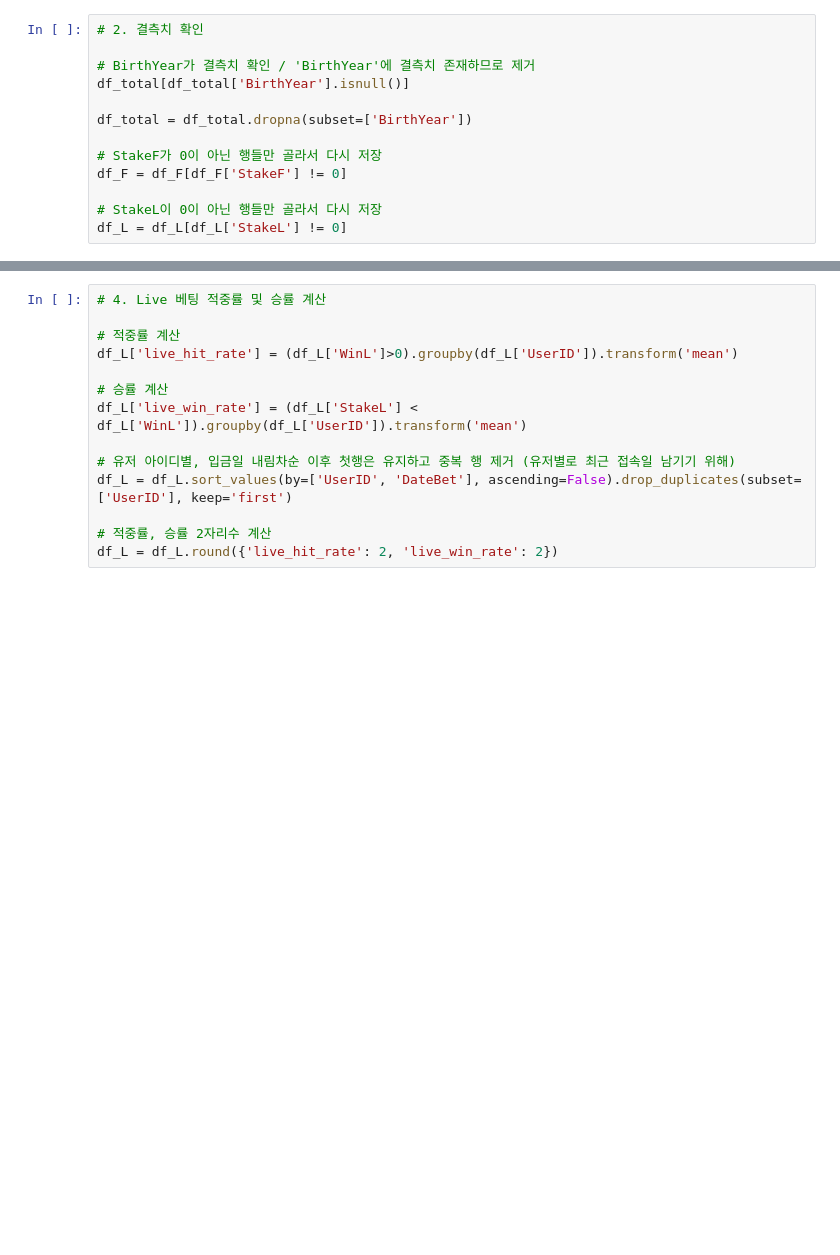
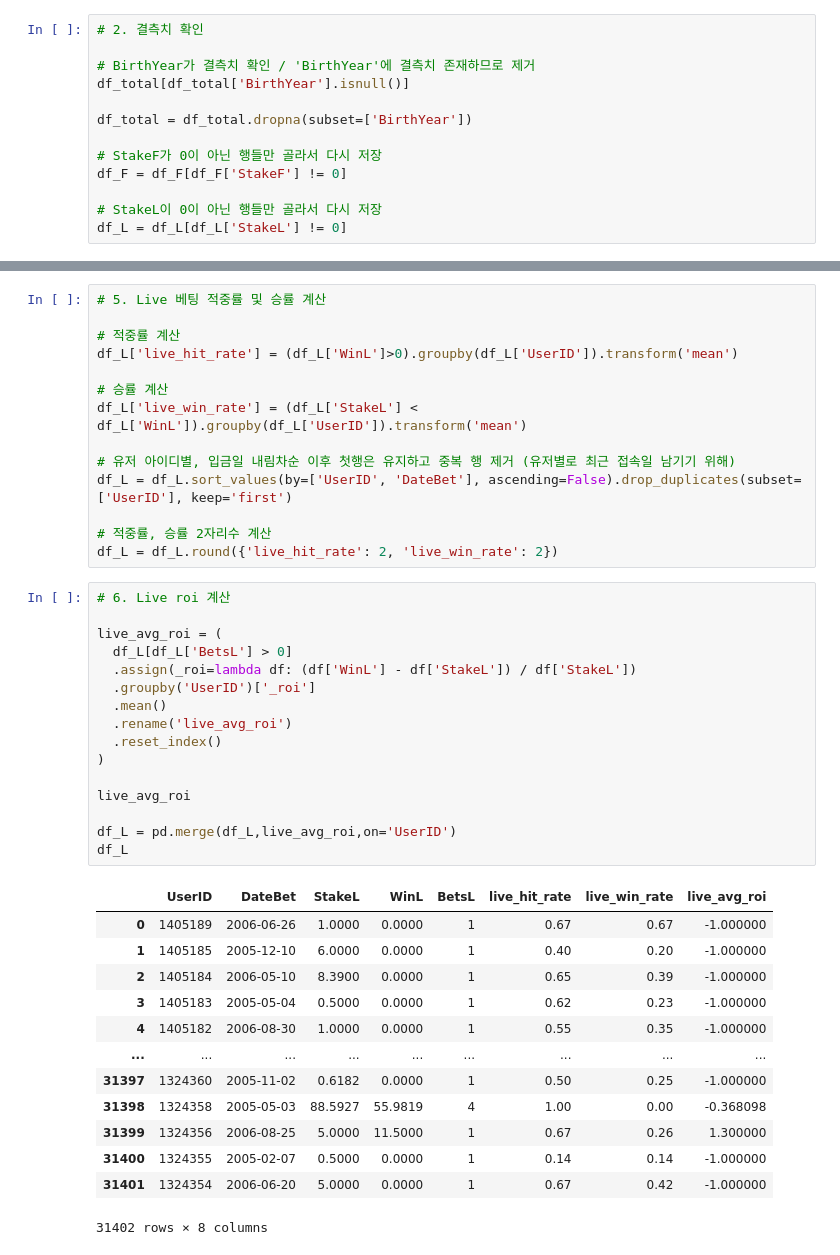
Before and after one commit to SKNETWORKS-FAMILY-AICAMP/SKN24-2nd-3Team, a Jupyter notebook: notebooks/psy/01_preprocessing.ipynb, the cells around one changed output, grey strips where cells are left out. Cells and saved outputs as stored; diff of their text form; blank space fills up the shorter version.

```diff
--- a/notebooks/psy/01_preprocessing.ipynb
+++ b/notebooks/psy/01_preprocessing.ipynb
@@ -58,5 +148,5 @@ df_F
 # %%
-# 4. Live 베팅 적중률 및 승률 계산
+# 5. Live 베팅 적중률 및 승률 계산
 
 # 적중률 계산
 df_L['live_hit_rate'] = (df_L['WinL']>0).groupby(df_L['UserID']).transform('mean')
@@ -69,3 +159,33 @@ df_L = df_L.sort_values(by=['UserID', 'DateBet'], ascending=False).drop_duplicat
 
 # 적중률, 승률 2자리수 계산
 df_L = df_L.round({'live_hit_rate': 2, 'live_win_rate': 2})
+# %%
+# 6. Live roi 계산
+
+live_avg_roi = (
+  df_L[df_L['BetsL'] > 0]
+  .assign(_roi=lambda df: (df['WinL'] - df['StakeL']) / df['StakeL'])
+  .groupby('UserID')['_roi']
+  .mean()
+  .rename('live_avg_roi')
+  .reset_index()
+)
+
+live_avg_roi
+
+df_L = pd.merge(df_L,live_avg_roi,on='UserID')
+df_L
+# %% [output]
+|  | UserID | DateBet | StakeL | WinL | BetsL | live_hit_rate | live_win_rate | live_avg_roi |
+| 0 | 1405189 | 2006-06-26 | 1.0000 | 0.0000 | 1 | 0.67 | 0.67 | -1.000000 |
+| 1 | 1405185 | 2005-12-10 | 6.0000 | 0.0000 | 1 | 0.40 | 0.20 | -1.000000 |
+| 2 | 1405184 | 2006-05-10 | 8.3900 | 0.0000 | 1 | 0.65 | 0.39 | -1.000000 |
+| 3 | 1405183 | 2005-05-04 | 0.5000 | 0.0000 | 1 | 0.62 | 0.23 | -1.000000 |
+| 4 | 1405182 | 2006-08-30 | 1.0000 | 0.0000 | 1 | 0.55 | 0.35 | -1.000000 |
+| ... | ... | ... | ... | ... | ... | ... | ... | ... |
+| 31397 | 1324360 | 2005-11-02 | 0.6182 | 0.0000 | 1 | 0.50 | 0.25 | -1.000000 |
+| 31398 | 1324358 | 2005-05-03 | 88.5927 | 55.9819 | 4 | 1.00 | 0.00 | -0.368098 |
+| 31399 | 1324356 | 2006-08-25 | 5.0000 | 11.5000 | 1 | 0.67 | 0.26 | 1.300000 |
+| 31400 | 1324355 | 2005-02-07 | 0.5000 | 0.0000 | 1 | 0.14 | 0.14 | -1.000000 |
+| 31401 | 1324354 | 2006-06-20 | 5.0000 | 0.0000 | 1 | 0.67 | 0.42 | -1.000000 |
+31402 rows × 8 columns
```
Also changed, not shown: parts of 17 cells of this notebook, 2 other files.
